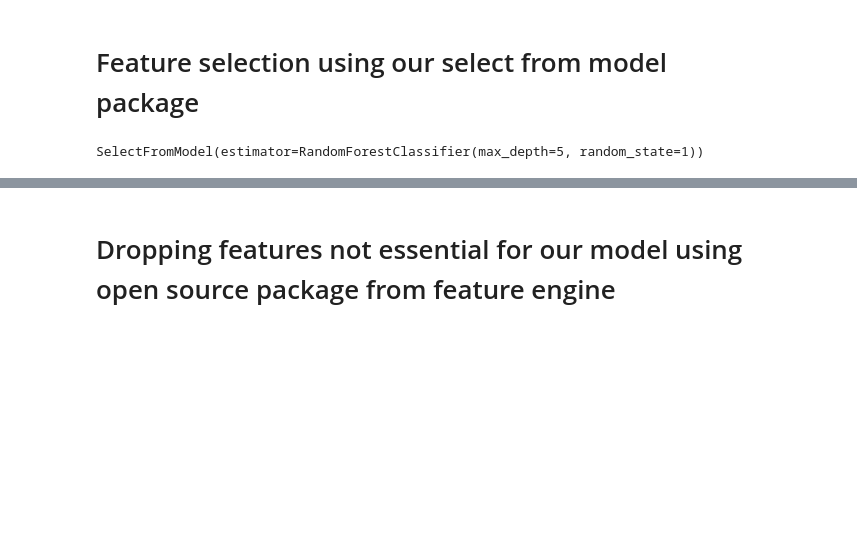
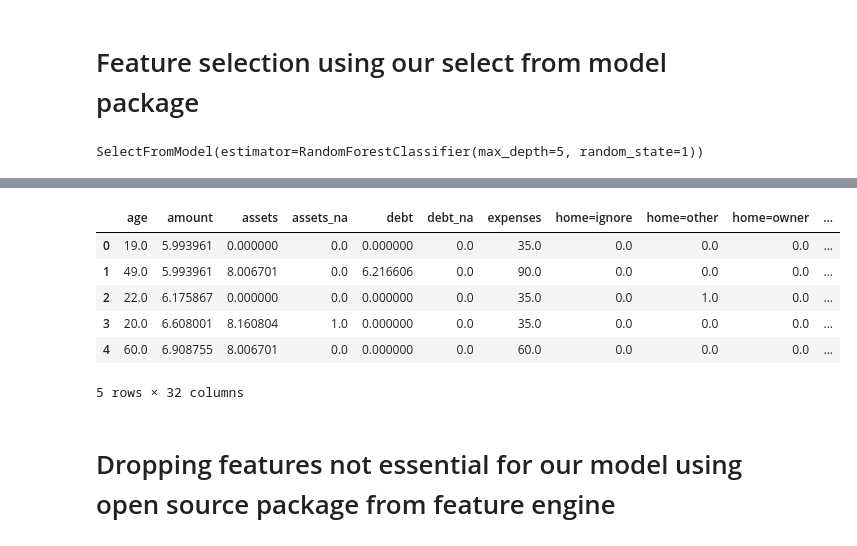
Before and after one commit to chibuikeeugene/credit_risk_scoring, a Jupyter notebook: research-and-development/step_02_feature_engineering_and_selection.ipynb, the cells around one changed output, grey strips where cells are left out. Saved outputs shown, nothing was run; the diff lists cells and outputs as text; code cells hidden in the pictures; blank space fills up the shorter version.

```diff
--- a/research-and-development/step_02_feature_engineering_and_selection.ipynb
+++ b/research-and-development/step_02_feature_engineering_and_selection.ipynb
@@ -359,3 +360,13 @@ x_train_final.head()
+# %%
+x_test_final.head()
+# %% [output]
+|  | age | amount | assets | assets_na | debt | debt_na | expenses | home=ignore | home=other | home=owner | ... |
+| 0 | 19.0 | 5.993961 | 0.000000 | 0.0 | 0.000000 | 0.0 | 35.0 | 0.0 | 0.0 | 0.0 | ... |
+| 1 | 49.0 | 5.993961 | 8.006701 | 0.0 | 6.216606 | 0.0 | 90.0 | 0.0 | 0.0 | 0.0 | ... |
+| 2 | 22.0 | 6.175867 | 0.000000 | 0.0 | 0.000000 | 0.0 | 35.0 | 0.0 | 1.0 | 0.0 | ... |
+| 3 | 20.0 | 6.608001 | 8.160804 | 1.0 | 0.000000 | 0.0 | 35.0 | 0.0 | 0.0 | 0.0 | ... |
+| 4 | 60.0 | 6.908755 | 8.006701 | 0.0 | 0.000000 | 0.0 | 60.0 | 0.0 | 0.0 | 0.0 | ... |
+5 rows × 32 columns
 # %% [markdown]
 # Dropping features not essential for our model using open source package from feature engine
 # %%
```
Also changed, not shown: parts of 17 cells of this notebook, 31 other files.
